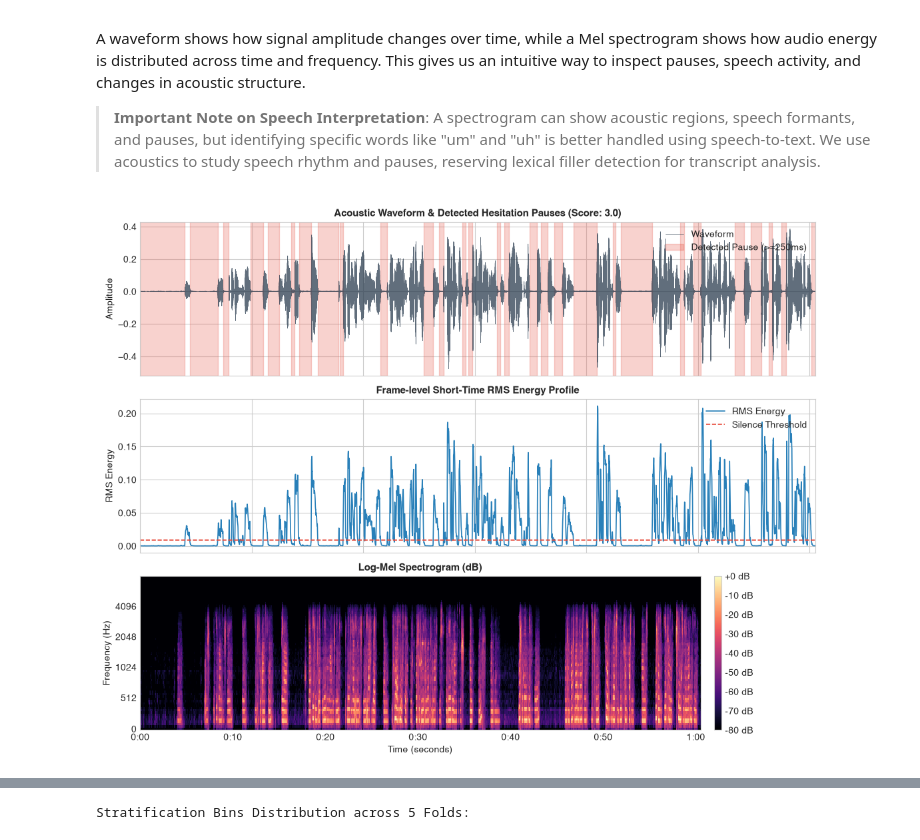
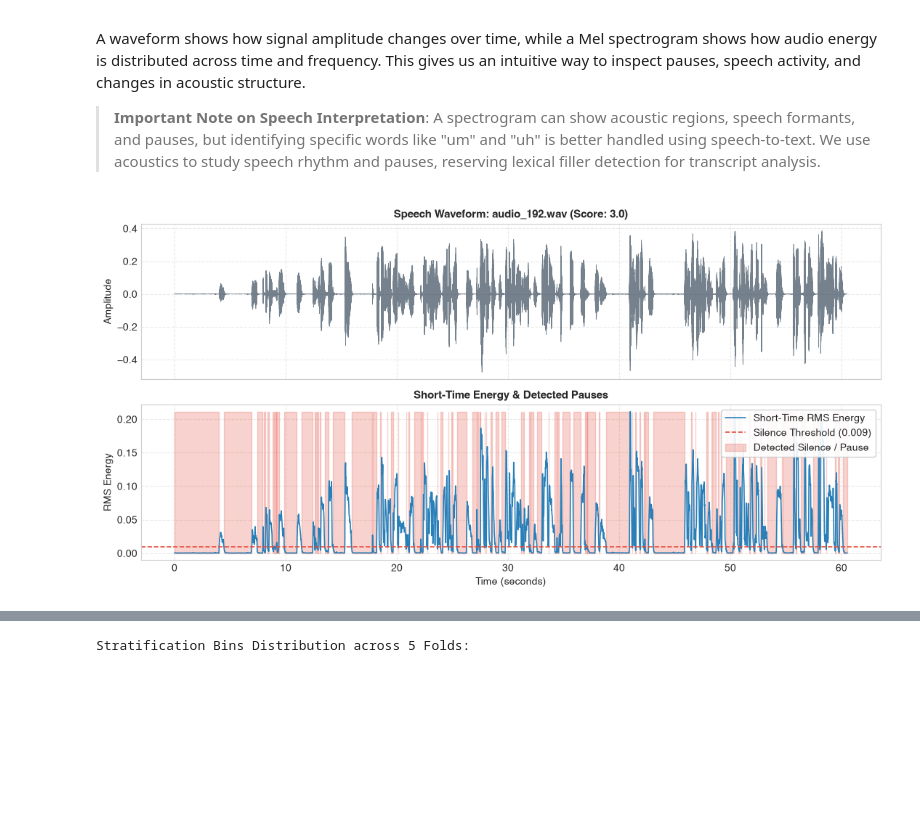
Before and after one commit to nandinikhandelwal120603/SHL_HIRING_ASSESMENT, a Jupyter notebook: notebook/shl_grammar_scoring.ipynb, the cells around one changed output, grey strips where cells are left out. Saved outputs shown, nothing was run; the diff lists cells and outputs as text; code cells hidden in the pictures; blank space fills up the shorter version.

```diff
--- a/notebook/shl_grammar_scoring.ipynb
+++ b/notebook/shl_grammar_scoring.ipynb
@@ -227,61 +229,46 @@ A waveform shows how signal amplitude changes over time, while a Mel spectrogram
 # %%
 # Load a representative sample for acoustic inspection
 sample_audio_path = train_df.iloc[0]['audio_path']
 sample_label = train_df.iloc[0]['label']
 y_sig, sr = sf.read(sample_audio_path)
 if y_sig.ndim > 1:
     y_sig = np.mean(y_sig, axis=1)
 
 time_axis = np.linspace(0, len(y_sig) / sr, len(y_sig))
 
 # Frame-level RMS energy for pause detection
 hop_vad = int(0.01 * sr)   # 10ms hop
 win_vad = int(0.025 * sr)  # 25ms window
 num_frames = (len(y_sig) - win_vad) // hop_vad + 1
 strided = np.lib.stride_tricks.as_strided(
     y_sig, shape=(num_frames, win_vad), strides=(y_sig.strides[0]*hop_vad, y_sig.strides[0])
 )
 rms_frames = np.sqrt(np.mean(strided**2, axis=1))
 time_frames = np.linspace(0, len(y_sig) / sr, len(rms_frames))
 
 # Pause detection threshold: 10% of 90th percentile RMS
-silence_thresh = 0.10 * np.percentile(rms_frames, 90)
-is_silent = rms_frames < silence_thresh
+p90 = np.percentile(rms_frames, 90)
+threshold = 0.10 * p90
+is_silence = rms_frames < threshold
 
-# Visualizations 3, 4, 5
-fig, axes = plt.subplots(3, 1, figsize=(11, 8.5), dpi=100, sharex=True)
+# Visualization 3: Waveform with Pause Detection
+fig, (ax1, ax2) = plt.subplots(2, 1, figsize=(11, 5.5), sharex=True, dpi=100)
 
-# 1. Waveform with Detected Pauses
-axes[0].plot(time_axis, y_sig, color='#2c3e50', alpha=0.75, linewidth=0.5, label='Speech Waveform')
-for silent, group in groupby(enumerate(is_silent), key=lambda x: x[1]):
-    if silent:
-        indices = [x[0] for x in group]
-        dur = len(indices) * 0.01
-        if dur >= 0.25: # Highlight pauses >= 250ms
-            t_start = time_frames[indices[0]]
-            t_end = time_frames[indices[-1]]
-            axes[0].axvspan(t_start, t_end, color='#e74c3c', alpha=0.25)
-axes[0].set_title(f"Acoustic Waveform & Detected Hesitation Pauses (Score: {sample_label})", fontsize=11, fontweight='bold')
-axes[0].set_ylabel("Amplitude", fontsize=10)
-axes[0].legend(['Waveform', 'Detected Pause (>=250ms)'], loc='upper right')
+ax1.plot(time_axis, y_sig, color='#2c3e50', alpha=0.65, linewidth=0.5)
+ax1.set_title(f"Speech Waveform: {os.path.basename(sample_audio_path)} (Score: {sample_label})", fontsize=11, fontweight='bold')
+ax1.set_ylabel("Amplitude", fontsize=10)
+ax1.grid(True, linestyle='--', alpha=0.4)
 
-# 2. Short-Time RMS Energy Profile
-axes[1].plot(time_frames, rms_frames, color='#2980b9', linewidth=1.2, label='RMS Energy')
-axes[1].axhline(silence_thresh, color='#e74c3c', linestyle='--', linewidth=1.2, label='Silence Threshold')
-axes[1].set_title("Frame-level Short-Time RMS Energy Profile", fontsize=11, fontweight='bold')
-axes[1].set_ylabel("RMS Energy", fontsize=10)
-axes[1].legend(loc='upper right')
-
-# 3. Log Mel-Spectrogram
-mel_spec = librosa.feature.melspectrogram(y=y_sig, sr=sr, n_fft=2048, hop_length=1024, n_mels=80)
-mel_db = librosa.power_to_db(mel_spec, ref=np.max)
-img = librosa.display.specshow(mel_db, sr=sr, hop_length=1024, x_axis='time', y_axis='mel', ax=axes[2], cmap='magma')
-axes[2].set_title("Log-Mel Spectrogram (dB)", fontsize=11, fontweight='bold')
-axes[2].set_xlabel("Time (seconds)", fontsize=10)
-axes[2].set_ylabel("Frequency (Hz)", fontsize=10)
-fig.colorbar(img, ax=axes[2], format="%+2.0f dB", pad=0.02)
+ax2.plot(time_frames, rms_frames, color='#2980b9', linewidth=1.2, label='Short-Time RMS Energy')
+ax2.axhline(threshold, color='#e74c3c', linestyle='--', linewidth=1.2, label=f'Silence Threshold ({threshold:.3f})')
+ax2.fill_between(time_frames, 0, max(rms_frames), where=is_silence, color='#e74c3c', alpha=0.25, label='Detected Silence / Pause')
+ax2.set_title("Short-Time Energy & Detected Pauses", fontsize=11, fontweight='bold')
+ax2.set_xlabel("Time (seconds)", fontsize=10)
+ax2.set_ylabel("RMS Energy", fontsize=10)
+ax2.legend(loc='upper right', frameon=True, facecolor='white', framealpha=0.9)
+ax2.grid(True, linestyle='--', alpha=0.4)
 
 plt.tight_layout()
 plt.show()
 # %% [output]
-[figure, old version]
+[figure, new version]
```
Also changed, not shown: parts of 61 cells of this notebook, 2 other files.
